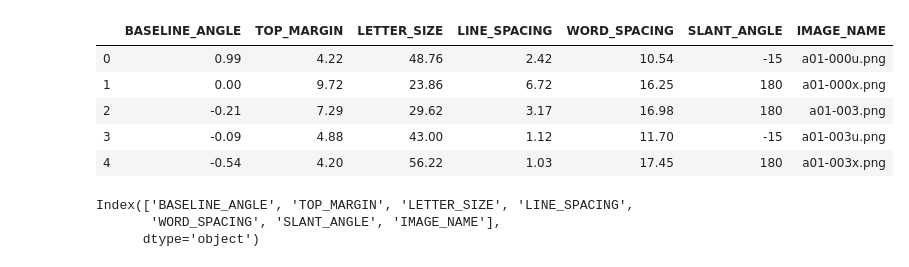
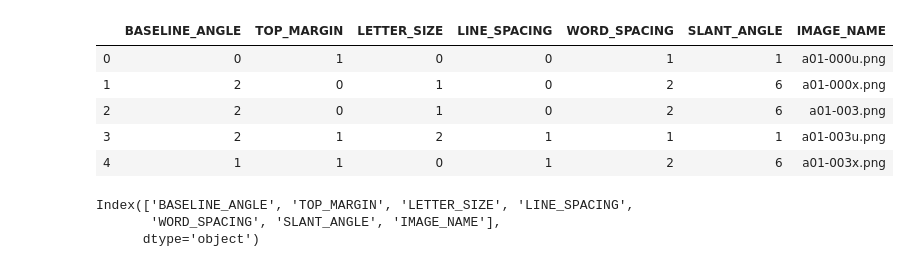
Before and after one commit to HarshSingh-01/Handwriting-Analysis-using-Machine-Learning, a Jupyter notebook: Jupyter Files/Data Analysis.ipynb, the cells around one changed output. Cells and saved outputs as stored; diff of their text form; code cells hidden in the pictures.

```diff
--- a/Jupyter Files/Data Analysis.ipynb
+++ b/Jupyter Files/Data Analysis.ipynb
@@ -4,19 +4,19 @@ import matplotlib.pyplot as plt
 %matplotlib inline
 # %%
 # Importing Data file
-path = r'C:\\Users\Harsh\Desktop\Projects\Handwriting-Analysis-using-Machine-Learning\Extracted_Features/raw_feature_list.txt'
+path = r'C:\\Users\Harsh\Desktop\Projects\Handwriting-Analysis-using-Machine-Learning\scripts\Extracted_Features/feature_list.txt'
 df = pd.read_csv(path, sep="\t", header=None)
 df = df.drop([7], axis=1)
 df.columns = ['BASELINE_ANGLE', 'TOP_MARGIN', 'LETTER_SIZE', 'LINE_SPACING', 'WORD_SPACING', 'SLANT_ANGLE', 'IMAGE_NAME']
-
+df.to_csv('feature_list.csv')
 df.head()
 # %% [output]
 |  | BASELINE_ANGLE | TOP_MARGIN | LETTER_SIZE | LINE_SPACING | WORD_SPACING | SLANT_ANGLE | IMAGE_NAME |
-| 0 | 0.99 | 4.22 | 48.76 | 2.42 | 10.54 | -15 | a01-000u.png |
-| 1 | 0.00 | 9.72 | 23.86 | 6.72 | 16.25 | 180 | a01-000x.png |
-| 2 | -0.21 | 7.29 | 29.62 | 3.17 | 16.98 | 180 | a01-003.png |
-| 3 | -0.09 | 4.88 | 43.00 | 1.12 | 11.70 | -15 | a01-003u.png |
-| 4 | -0.54 | 4.20 | 56.22 | 1.03 | 17.45 | 180 | a01-003x.png |
+| 0 | 0 | 1 | 0 | 0 | 1 | 1 | a01-000u.png |
+| 1 | 2 | 0 | 1 | 0 | 2 | 6 | a01-000x.png |
+| 2 | 2 | 0 | 1 | 0 | 2 | 6 | a01-003.png |
+| 3 | 2 | 1 | 2 | 1 | 1 | 1 | a01-003u.png |
+| 4 | 1 | 1 | 0 | 1 | 2 | 6 | a01-003x.png |
 # %%
 df.columns
 # %% [output]
```
Also changed, not shown: parts of 2 cells of this notebook, 20 other files.
